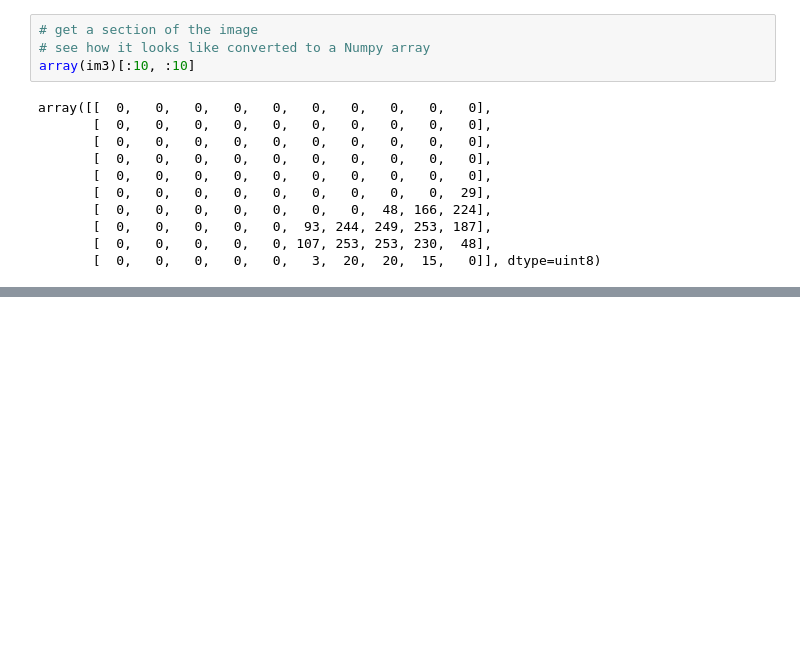
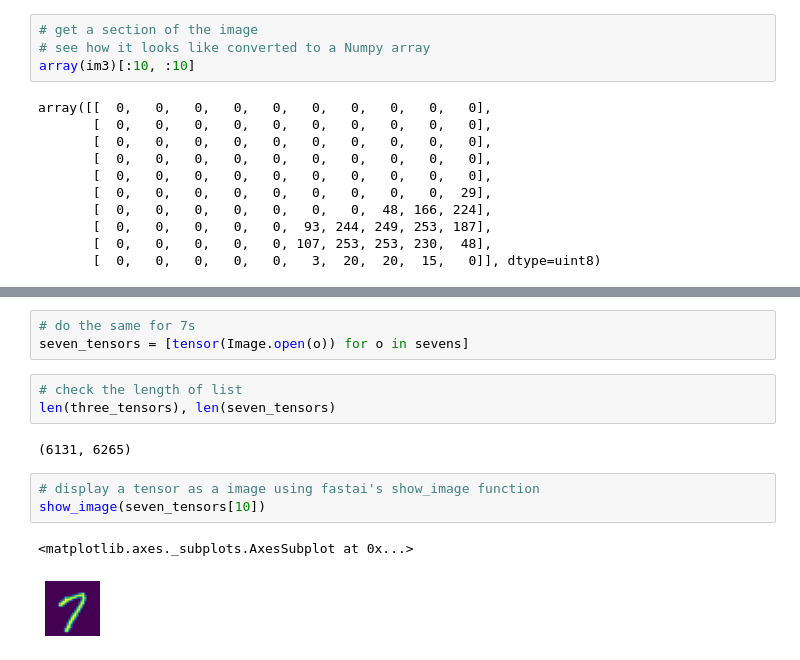
Before and after one commit to ttcielott/Deep-Learning-with-PyTorch, a Jupyter notebook: Chapter4_Under_the_hood.ipynb, the cells around one changed output, grey strips where cells are left out. Drawn from its saved outputs; the diff is of its cells as text; blank space fills up the shorter version.

```diff
--- a/Chapter4_Under_the_hood.ipynb
+++ b/Chapter4_Under_the_hood.ipynb
@@ -102,0 +180,14 @@ array([[  0,   0,   0,   0,   0,   0,   0,   0,   0,   0],
+# %%
+# do the same for 7s
+seven_tensors = [tensor(Image.open(o)) for o in sevens]
+# %%
+# check the length of list
+len(three_tensors), len(seven_tensors)
+# %% [output]
+(6131, 6265)
+# %%
+# display a tensor as a image using fastai's show_image function
+show_image(seven_tensors[10])
+# %% [output]
+<matplotlib.axes._subplots.AxesSubplot at 0x...>
+[figure, added]
```
Also changed, not shown: parts of 28 cells of this notebook.
